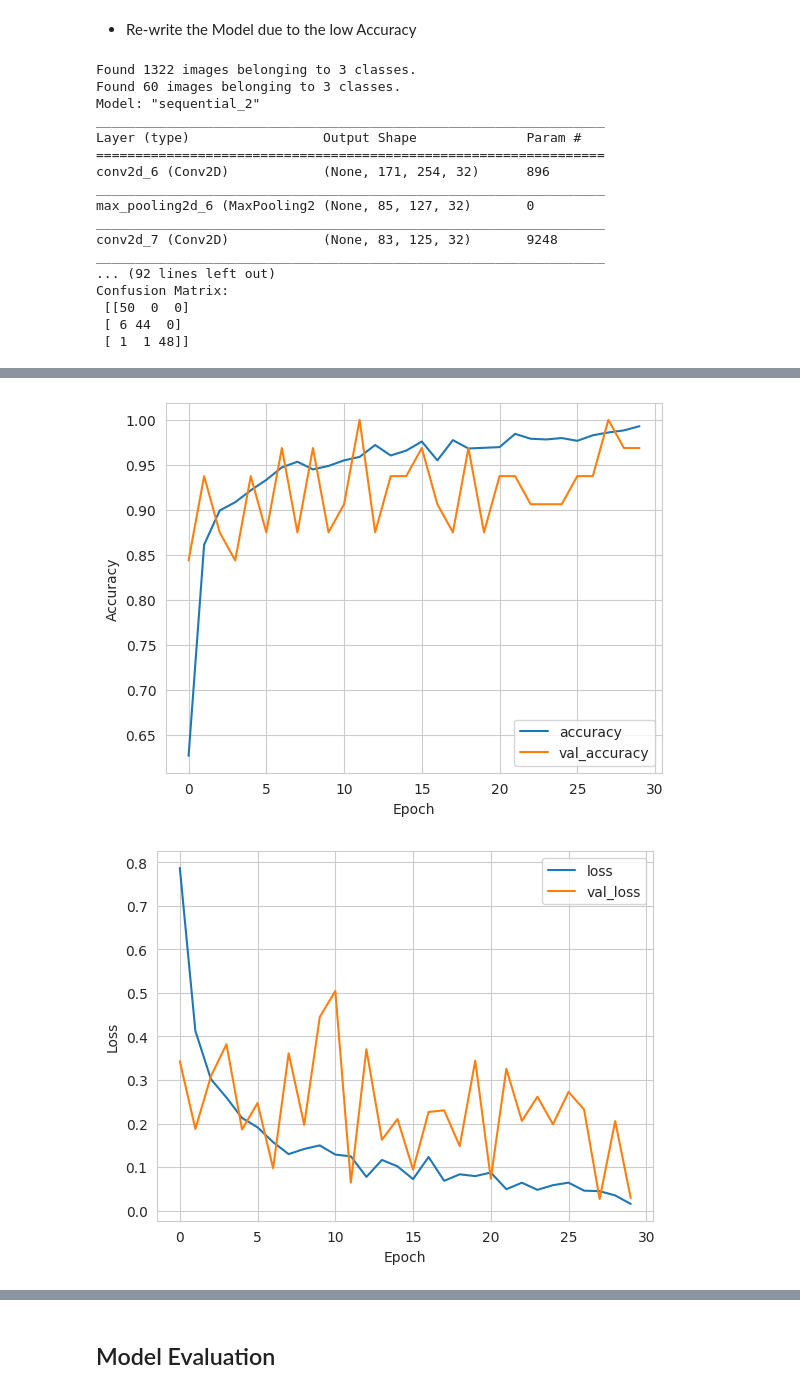
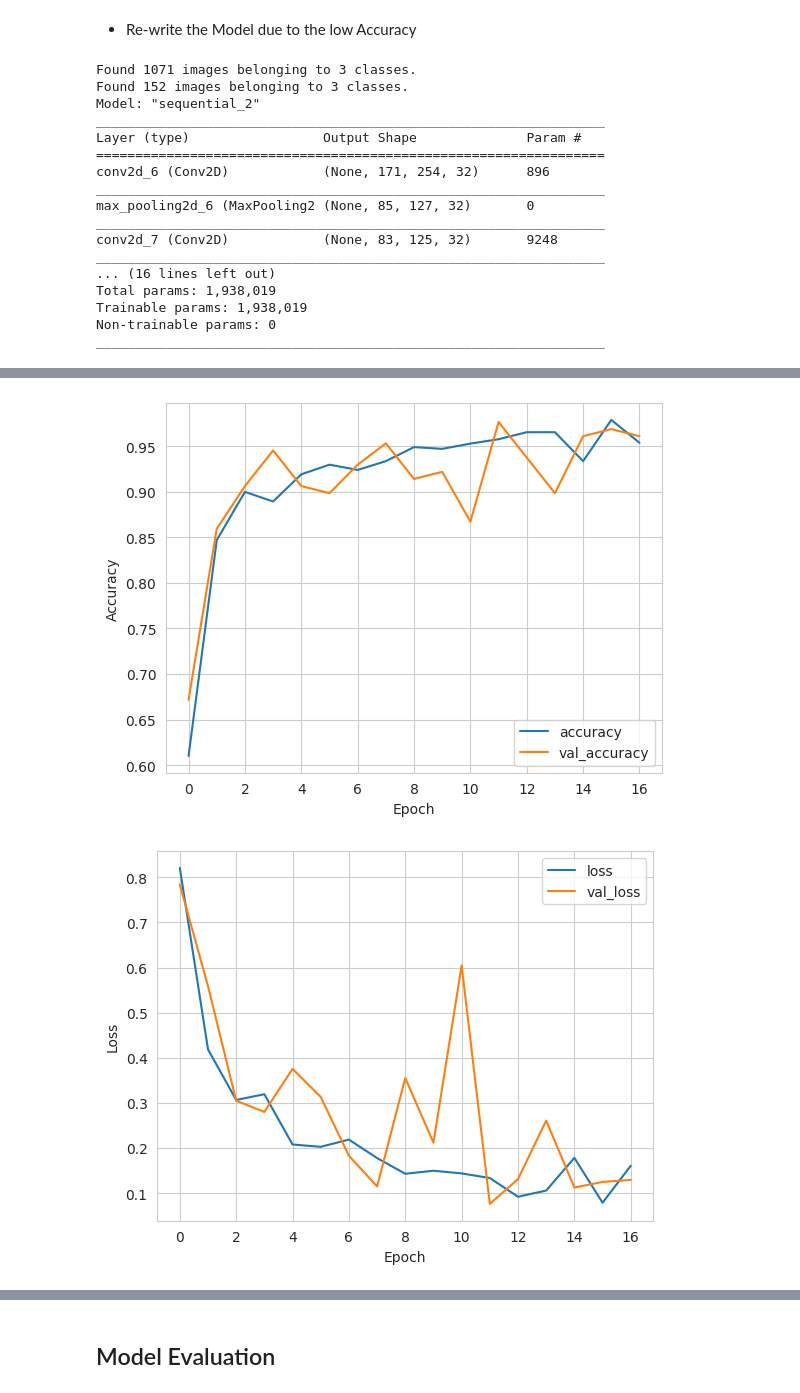
Before and after one commit to teman67/Plant-Disease-Classification-Project, a Jupyter notebook: jupyter_notebooks/03 - Modelling and Evaluating.ipynb, the cells around one changed output, grey strips where cells are left out. Cells and saved outputs as stored; diff of their text form; code cells hidden in the pictures.

```diff
--- a/jupyter_notebooks/03 - Modelling and Evaluating.ipynb
+++ b/jupyter_notebooks/03 - Modelling and Evaluating.ipynb
@@ -68,7 +68,7 @@ work_dir
 # %% [markdown]
 Set train, validation and test paths
 # %%
-my_data_dir = '../inputs/plants_dataset'
+my_data_dir = '../inputs/plants_dataset/Merged_split_images_swapped'
 train_path = my_data_dir + '/Train'
 val_path = my_data_dir + '/Validation'
 test_path = my_data_dir + '/Test'
@@ -404,7 +402,7 @@ plt.show()
 * Re-write the Model due to the low Accuracy
 # %%
 import tensorflow as tf
-from tensorflow.keras import layers, models
+from tensorflow.keras import layers, models, callbacks
 from tensorflow.keras.preprocessing.image import ImageDataGenerator
 from sklearn.metrics import classification_report, confusion_matrix
 import matplotlib.pyplot as plt
@@ -469,13 +467,17 @@ model.compile(optimizer='adam',
               loss='categorical_crossentropy',
               metrics=['accuracy'])
 
+# Define early stopping callback
+early_stopping = callbacks.EarlyStopping(monitor='val_loss', patience=5, restore_best_weights=True)
+
 # Train the model
 history = model.fit(
     train_generator,
     steps_per_epoch=train_generator.samples // BATCH_SIZE,
     epochs=EPOCHS,
     validation_data=validation_generator,
-    validation_steps=validation_generator.samples // BATCH_SIZE
+    validation_steps=validation_generator.samples // BATCH_SIZE,
+    callbacks=[early_stopping]
 )
 
 # Evaluate the model on the test set
@@ -556,8 +558,8 @@ plt.savefig("outputs/v3/confusion_matrix.png")
 # Save the model to a file
 model.save('outputs/v3/plant_disease_detector.h5')
 # %% [output]
-Found 1322 images belonging to 3 classes.
-Found 60 images belonging to 3 classes.
+Found 1071 images belonging to 3 classes.
+Found 152 images belonging to 3 classes.
 Model: "sequential_2"
 _________________________________________________________________
 Layer (type)                 Output Shape              Param #
@@ -568,8 +570,8 @@ max_pooling2d_6 (MaxPooling2 (None, 85, 127, 32)       0
 _________________________________________________________________
 conv2d_7 (Conv2D)            (None, 83, 125, 32)       9248
 _________________________________________________________________
-... (92 lines left out)
-Confusion Matrix:
- [[50  0  0]
- [ 6 44  0]
- [ 1  1 48]]
+... (16 lines left out)
+Total params: 1,938,019
+Trainable params: 1,938,019
+Non-trainable params: 0
+_________________________________________________________________
@@ -576,2 +596,2 @@ Confusion Matrix:
-[figure, old version]
+[figure, new version]
-[figure, old version]
+[figure, new version]
```
Also changed, not shown: parts of 11 cells of this notebook.
